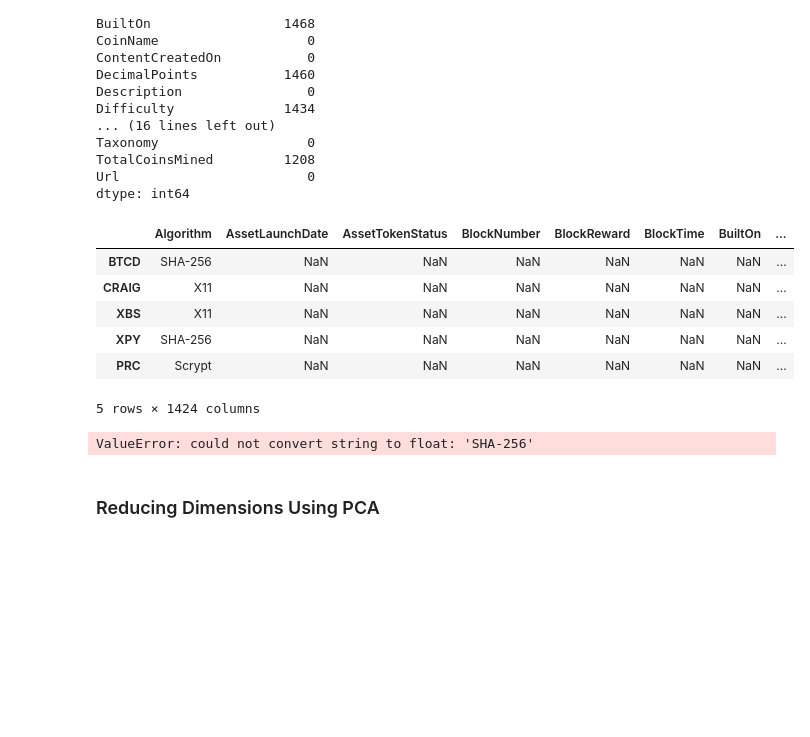
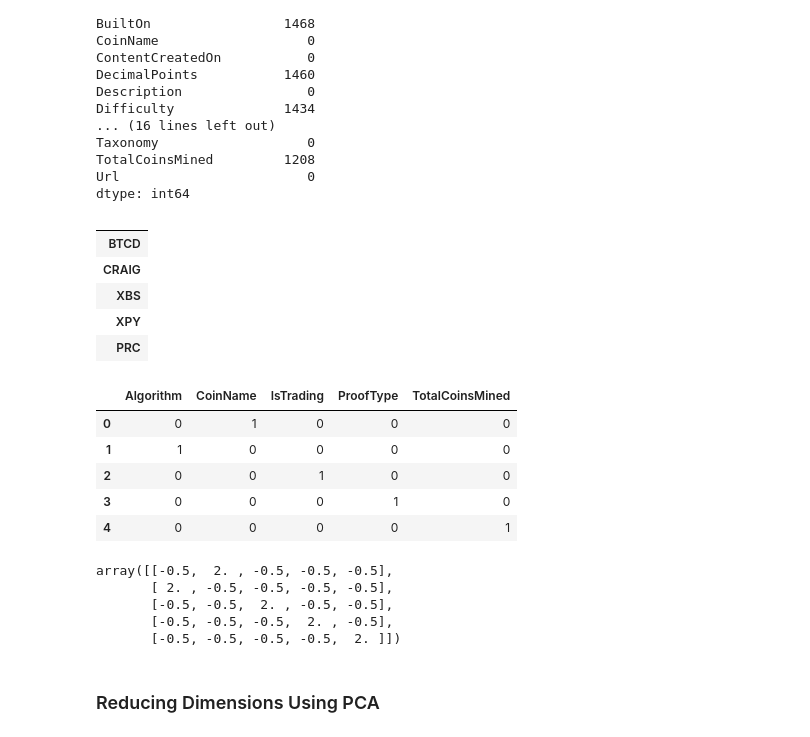
Before and after one commit to Ryanb560/unit13-challenge, a Jupyter notebook: crypto_clustering.ipynb, the cells around one changed output. Saved outputs shown, nothing was run; the diff lists cells and outputs as text; code cells hidden in the pictures; blank space fills up the shorter version.

```diff
--- a/crypto_clustering.ipynb
+++ b/crypto_clustering.ipynb
@@ -123,27 +123,37 @@ coin_name_df = pd.DataFrame(
     data = crypto_df, columns = ['CoinName'])
 # %%
 # Drop the 'CoinName' column since it's not going to be used on the clustering algorithm
-crypto_df = crypto_df.drop(columns = 'CoinName')
+crypto_df = coin_name.drop(columns = ['CoinName'])
+crypto_df.head()
+# %% [output]
+|  |
+| BTCD |
+| CRAIG |
+| XBS |
+| XPY |
+| PRC |
 # %%
 # Create dummy variables for text features
-crypto_dummy = pd.get_dummies(crypto_df, columns=['ImageUrl', 'ProofType'])
-crypto_dummy.head()
+txt_feat = pd.get_dummies(keep_col, columns=['Algorithm', 'ProofType'])
+txt_feat.head()
 # %% [output]
-|  | Algorithm | AssetLaunchDate | AssetTokenStatus | BlockNumber | BlockReward | BlockTime | BuiltOn | ... |
-| BTCD | SHA-256 | NaN | NaN | NaN | NaN | NaN | NaN | ... |
-| CRAIG | X11 | NaN | NaN | NaN | NaN | NaN | NaN | ... |
-| XBS | X11 | NaN | NaN | NaN | NaN | NaN | NaN | ... |
-| XPY | SHA-256 | NaN | NaN | NaN | NaN | NaN | NaN | ... |
-| PRC | Scrypt | NaN | NaN | NaN | NaN | NaN | NaN | ... |
+|  | Algorithm | CoinName | IsTrading | ProofType | TotalCoinsMined |
+| 0 | 0 | 1 | 0 | 0 | 0 |
+| 1 | 1 | 0 | 0 | 0 | 0 |
+| 2 | 0 | 0 | 1 | 0 | 0 |
+| 3 | 0 | 0 | 0 | 1 | 0 |
+| 4 | 0 | 0 | 0 | 0 | 1 |
-5 rows × 1424 columns
 # %%
 # Standardize data
-from sklearn.preprocessing import StandardScaler
 import numpy as np
-crypto_scaled = StandardScaler().fit_transform(crypto_dummy)
-print (crypto_scaled)
+crypto_scaled = StandardScaler()
+crypto_scaled.fit_transform(txt_feat)
 # %% [output]
-ValueError: could not convert string to float: 'SHA-256'
+array([[-0.5,  2. , -0.5, -0.5, -0.5],
+       [ 2. , -0.5, -0.5, -0.5, -0.5],
+       [-0.5, -0.5,  2. , -0.5, -0.5],
+       [-0.5, -0.5, -0.5,  2. , -0.5],
+       [-0.5, -0.5, -0.5, -0.5,  2. ]])
 # %% [markdown]
 ### Reducing Dimensions Using PCA
 # %%
```
Also changed, not shown: parts of 11 cells of this notebook.
